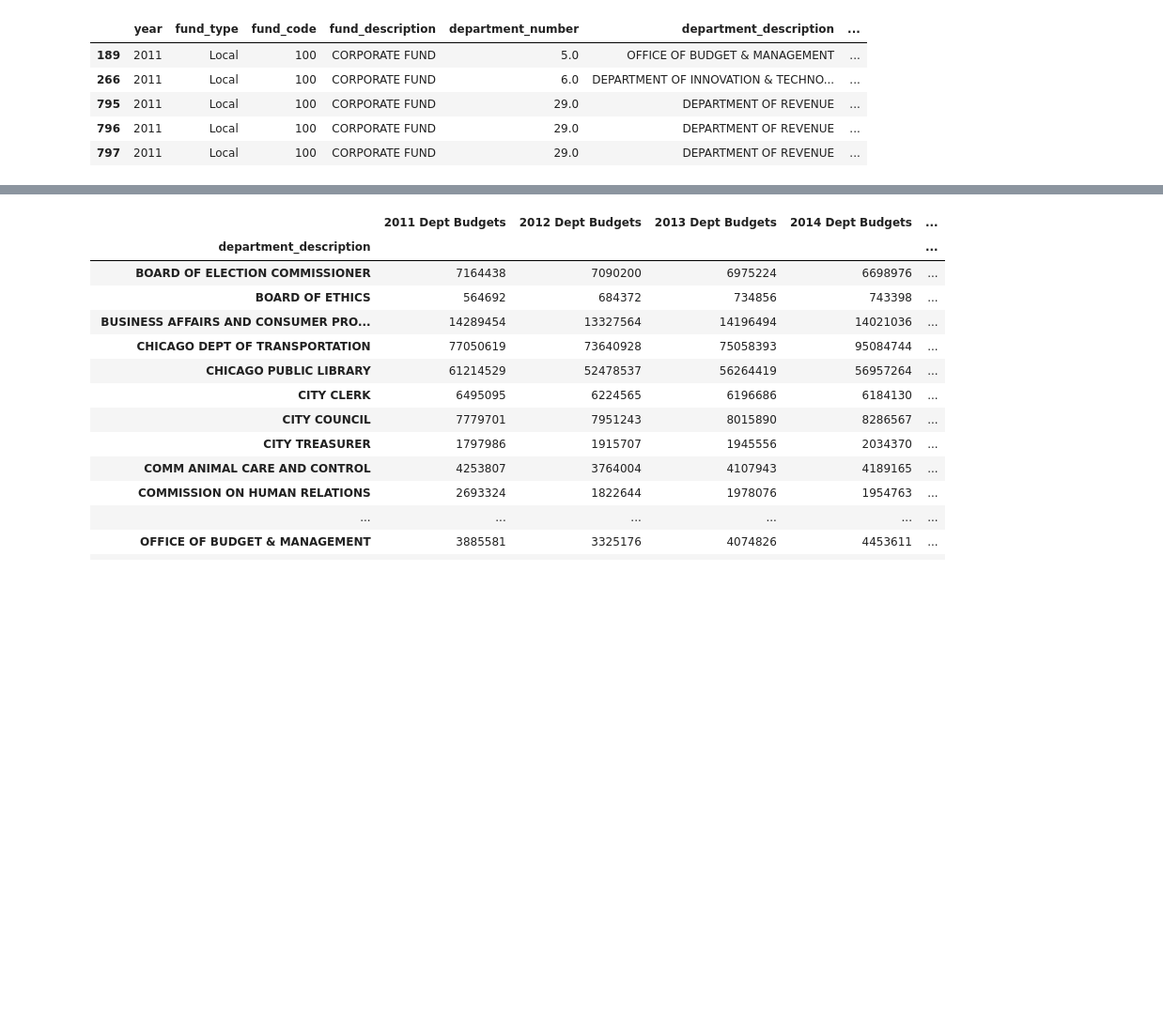
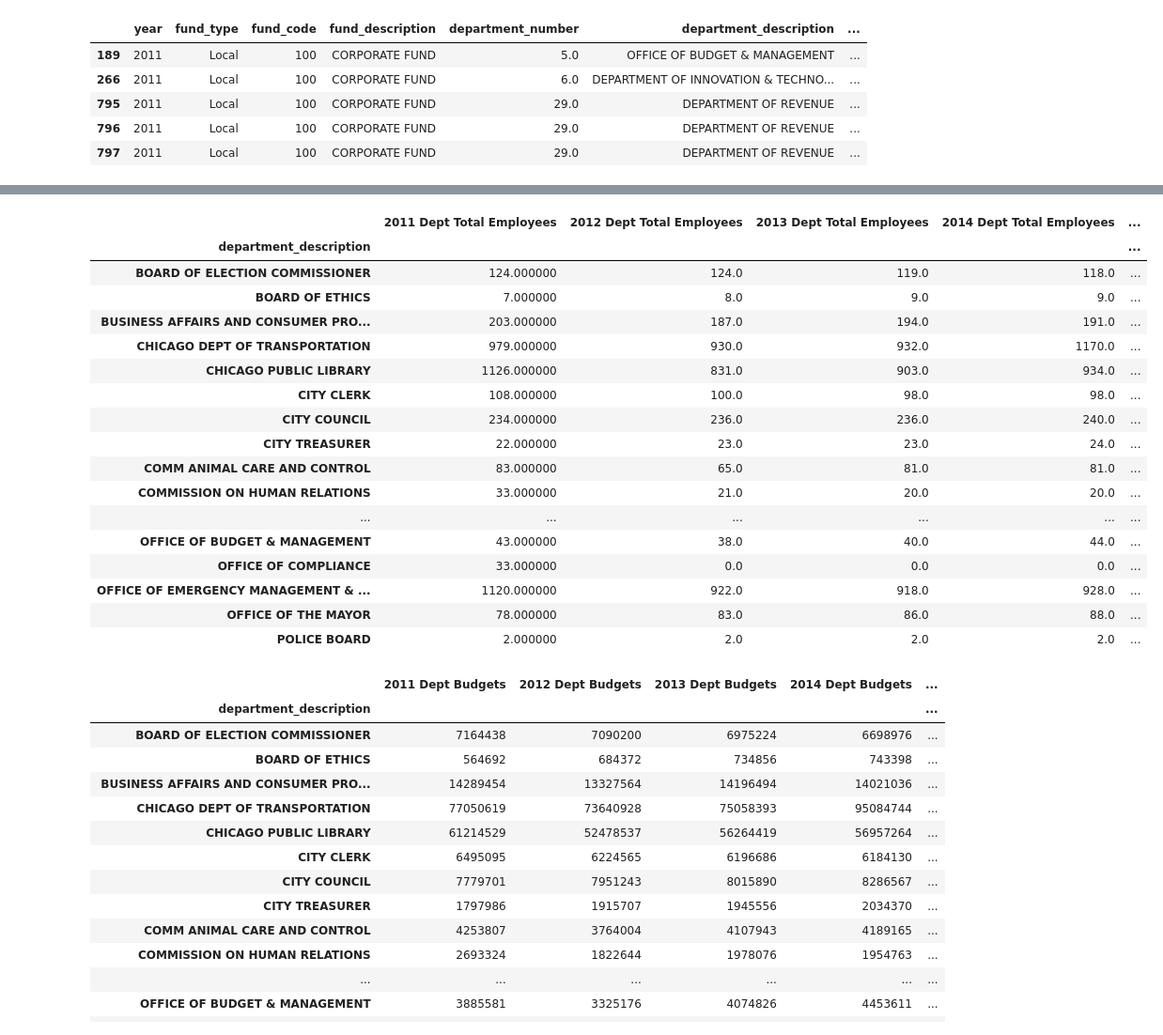
Before and after one commit to Tintin577/chicago_financials, a Jupyter notebook: Project_1_csv.ipynb, the cells around one changed output, grey strips where cells are left out. Shown at 94% size. Cells and saved outputs as stored; diff of their text form; code cells hidden in the pictures; blank space fills up the shorter version.

```diff
--- a/Project_1_csv.ipynb
+++ b/Project_1_csv.ipynb
@@ -64,6 +64,27 @@ annual_df.head()
 | 2 | 2011 | Local | 610 | MIDWAY AIRPORT FUND | 27.0 | DEPARTMENT OF FINANCE | ... |
 | 3 | 2011 | Local | 100 | CORPORATE FUND | 28.0 | CITY TREASURER | ... |
 | 4 | 2011 | Local | 100 | CORPORATE FUND | 28.0 | CITY TREASURER | ... |
+# %%
+# List of years in the data set
+years = [2011, 2012, 2013, 2014, 2015, 2016, 2017]
+
+# Empty dataframe to append employee counts to
+dep_count = pd.DataFrame()
+
+# loop through the annual salaried employee datafrome by year
+for year in years:
+
+    # Create a dataframe for a specific year
+    aby_df = annual_df.loc[annual_df["year"] == year, :]
+
+    # Create a groupby objected based on department
+    aby_gp = aby_df.groupby("department_description")
+
+    # Sum the number of annual salaried employees per department
+    aby_dep_count = aby_gp["total_budgeted_unit"].sum()
+
+    # append to the employee count datafrome
+    dep_count.loc[:, f"{year} Dept Annual Employees"] = aby_dep_count
 # %%
 # Pull monthly salaried employees into a dataframe
 monthly_df = budget_by_year_df.loc[budget_by_year_df["budgeted_unit"] == "Monthly", :]
@@ -88,0 +200,16 @@ hourly_df.head()
+# %%
+# remove null values ("NaN")
+for year in years:
+    dep_count[f"{year} Dept Annual Employees"].fillna(0, inplace=True)
+
+# sum total employees per year and append to dataframe
+for year in years:
+    dep_count.loc[:, f"{year} Dept Total Employees"] = dep_count[f"{year} Dept Annual Employees"] + \
+                                                      dep_count[f"{year} Dept Monthly Employees"] + \
+                                                     dep_count[f"{year} Dept Hourly Employees"]
+
+# write the dataframe to a csv
+dep_count.to_csv("dep_count.csv", index=True)
+
+# Print the employee count dataframe
+dep_count.head()
@@ -89 +225,27 @@ hourly_df.head()
+# %%
+# Summarize total employee counts in a dataframe
+total_dep_emp = dep_count[["2011 Dept Total Employees", "2012 Dept Total Employees", "2013 Dept Total Employees", \
+                          "2014 Dept Total Employees", "2015 Dept Total Employees", "2016 Dept Total Employees", \
+                          "2017 Dept Total Employees"]]
+
+total_dep_emp
+# %% [output]
+|  | 2011 Dept Total Employees | 2012 Dept Total Employees | 2013 Dept Total Employees | 2014 Dept Total Employees | ... |
+| department_description |  |  |  |  | ... |
+| BOARD OF ELECTION COMMISSIONER | 124.000000 | 124.0 | 119.0 | 118.0 | ... |
+| BOARD OF ETHICS | 7.000000 | 8.0 | 9.0 | 9.0 | ... |
+| BUSINESS AFFAIRS AND CONSUMER PRO... | 203.000000 | 187.0 | 194.0 | 191.0 | ... |
+| CHICAGO DEPT OF TRANSPORTATION | 979.000000 | 930.0 | 932.0 | 1170.0 | ... |
+| CHICAGO PUBLIC LIBRARY | 1126.000000 | 831.0 | 903.0 | 934.0 | ... |
+| CITY CLERK | 108.000000 | 100.0 | 98.0 | 98.0 | ... |
+| CITY COUNCIL | 234.000000 | 236.0 | 236.0 | 240.0 | ... |
+| CITY TREASURER | 22.000000 | 23.0 | 23.0 | 24.0 | ... |
+| COMM ANIMAL CARE AND CONTROL | 83.000000 | 65.0 | 81.0 | 81.0 | ... |
+| COMMISSION ON HUMAN RELATIONS | 33.000000 | 21.0 | 20.0 | 20.0 | ... |
+| ... | ... | ... | ... | ... | ... |
+| OFFICE OF BUDGET & MANAGEMENT | 43.000000 | 38.0 | 40.0 | 44.0 | ... |
+| OFFICE OF COMPLIANCE | 33.000000 | 0.0 | 0.0 | 0.0 | ... |
+| OFFICE OF EMERGENCY MANAGEMENT & ... | 1120.000000 | 922.0 | 918.0 | 928.0 | ... |
+| OFFICE OF THE MAYOR | 78.000000 | 83.0 | 86.0 | 88.0 | ... |
+| POLICE BOARD | 2.000000 | 2.0 | 2.0 | 2.0 | ... |
 # %%
```
Also changed, not shown: parts of 16 cells of this notebook, 2 other files.
